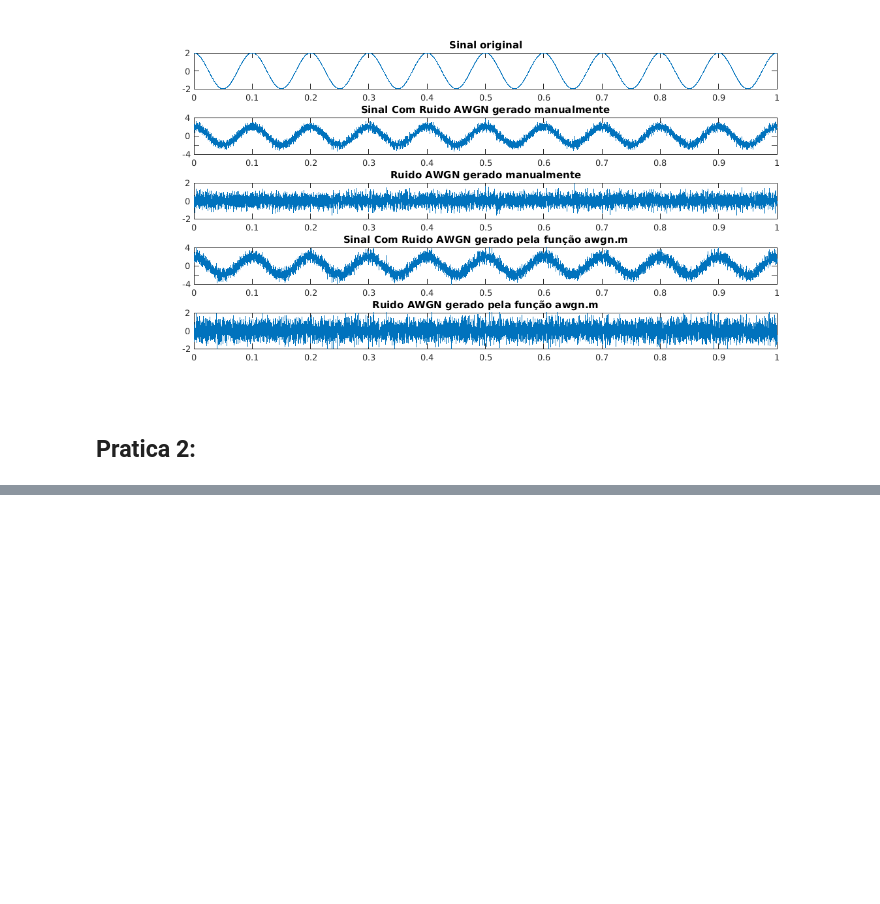
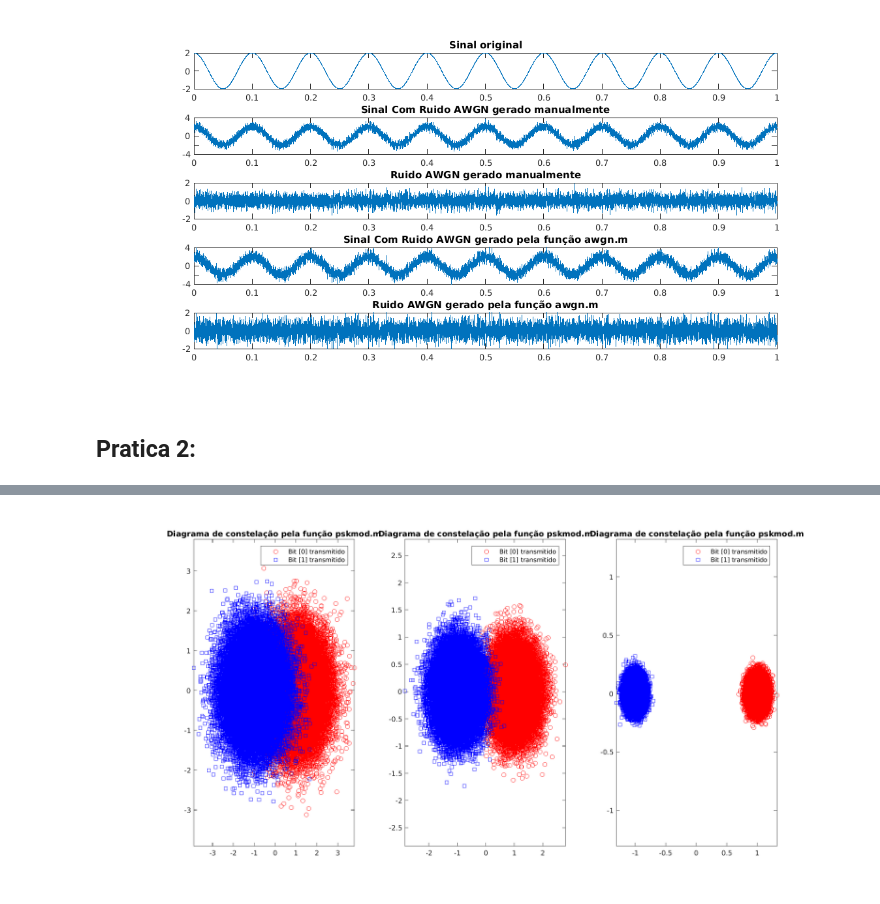
Before and after one commit to alisson-camara/alisson_DCO2004, a Jupyter notebook: handson_08/Entrega_08.ipynb, the cells around one changed output, grey strips where cells are left out. Drawn from its saved outputs; the diff is of its cells as text; code cells hidden in the pictures; blank space fills up the shorter version.

```diff
--- a/handson_08/Entrega_08.ipynb
+++ b/handson_08/Entrega_08.ipynb
@@ -79,0 +139,59 @@ Estimação de SNR:
+# %%
+% Parâmetros
+EbN0_dB = 0;                                          % Eb/N0 de entrada
+Ns = 10^5;                                             % Número de símbolos simulados
+
+M = 2;                                                 % Número de símbolo da modulação
+bits2 = randi([0 M-1],Ns,1);
+txSig = pskmod(bits2,M);
+rxSig = awgn(txSig,EbN0_dB);
+% Gráficos
+fig = figure;
+subplot(1,3,1);
+plot(rxSig(find(real(txSig)>0)),'ro');
+hold on;
+plot(rxSig(find(real(txSig)<=0)),'bs')
+title('Diagrama de constelação pela função pskmod.m');
+legend('Bit [0] transmitido','Bit [1] transmitido');
+minAx = min([real(rxSig)' imag(rxSig)']);
+maxAx = max([real(rxSig)' imag(rxSig)']);
+axis([minAx maxAx minAx maxAx]);
+% Sinal 8-PSK gerado manualmente
+
+EbN0_dB = 5;
+M = 2;                                                 % Número de símbolo da modulação
+bits2 = randi([0 M-1],Ns,1);
+txSig = pskmod(bits2,M);
+rxSig = awgn(txSig,EbN0_dB);
+% Gráficos
+subplot(1,3,2);
+plot(rxSig(find(real(txSig)>0)),'ro');
+hold on;
+plot(rxSig(find(real(txSig)<=0)),'bs')
+title('Diagrama de constelação pela função pskmod.m');
+legend('Bit [0] transmitido','Bit [1] transmitido');
+minAx = min([real(rxSig)' imag(rxSig)']);
+maxAx = max([real(rxSig)' imag(rxSig)']);
+axis([minAx maxAx minAx maxAx]);
+
+% Sinal 8-PSK gerado pela função pskmod
+EbN0_dB = 20;                                          % Eb/N0 de entrada
+M = 2;                                                 % Número de símbolo da modulação
+bits2 = randi([0 M-1],Ns,1);
+txSig = pskmod(bits2,M);
+rxSig = awgn(txSig,EbN0_dB);
+% Gráficos
+subplot(1,3,3);
+plot(rxSig(find(real(txSig)>0)),'ro');
+hold on;
+plot(rxSig(find(real(txSig)<=0)),'bs')
+title('Diagrama de constelação pela função pskmod.m');
+legend('Bit [0] transmitido','Bit [1] transmitido');
+minAx = min([real(rxSig)' imag(rxSig)']);
+maxAx = max([real(rxSig)' imag(rxSig)']);
+axis([minAx maxAx minAx maxAx]);
+fig.PaperUnits = 'inches';
+fig.PaperPosition = [0 0 24 12];
+clear all;
+# %% [output]
+[figure, added]
```
Also changed, not shown: parts of 3 cells of this notebook, 2 other files.
